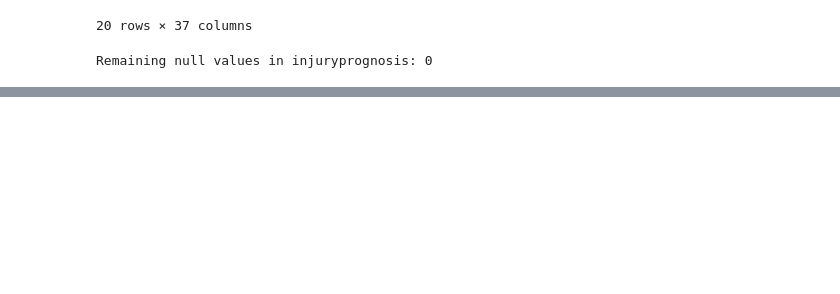
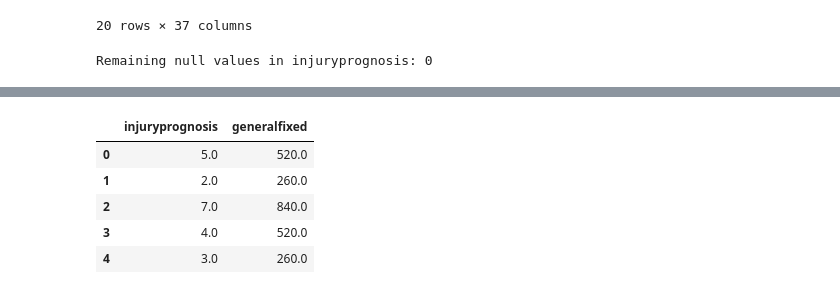
Before and after one commit to DominicEmerson/DESD-AAI-Y3-Group10, a Jupyter notebook: ML-Research/DESDAAI-DataPrep.ipynb, the cells around one changed output, grey strips where cells are left out. Drawn from its saved outputs; the diff is of its cells as text; code cells hidden in the pictures; blank space fills up the shorter version.

```diff
--- a/ML-Research/DESDAAI-DataPrep.ipynb
+++ b/ML-Research/DESDAAI-DataPrep.ipynb
@@ -201,0 +233,14 @@ clean_df.head(20)
+# %%
+from sklearn.impute import KNNImputer
+# columns used for KNN imputation
+# KNN_COLUMNS = ['settlementvalue','injuryprognosis','prognosisgroup','exceptionalcircumstances','minorpsychologicalinjury','whiplash','generalfixed','generaluplift']
+KNN_COLUMNS = ['injuryprognosis','generalfixed']
+knn_subset = clean_df[KNN_COLUMNS].copy()
+knn_subset.head()
+# %% [output]
+|  | injuryprognosis | generalfixed |
+| 0 | 5.0 | 520.0 |
+| 1 | 2.0 | 260.0 |
+| 2 | 7.0 | 840.0 |
+| 3 | 4.0 | 520.0 |
+| 4 | 3.0 | 260.0 |
```
Also changed, not shown: parts of 23 cells of this notebook, 8 other files.
